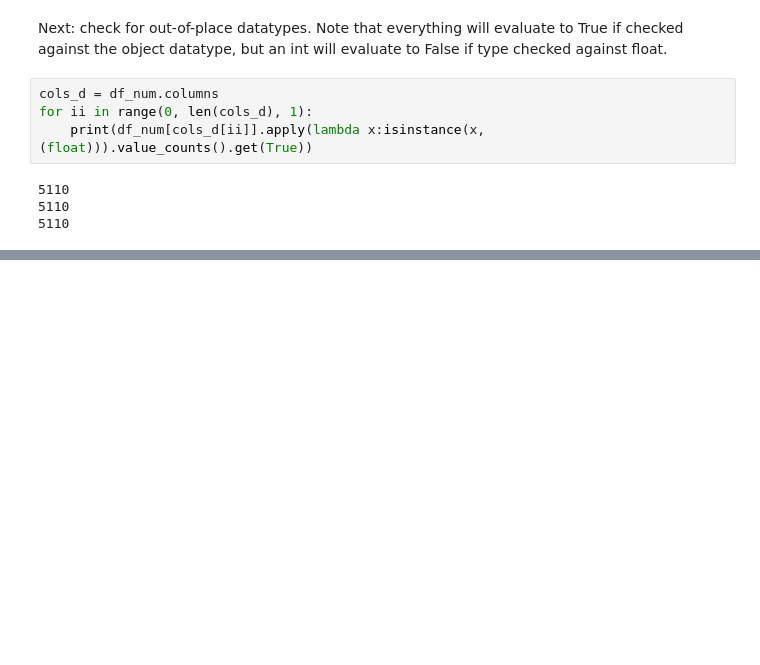
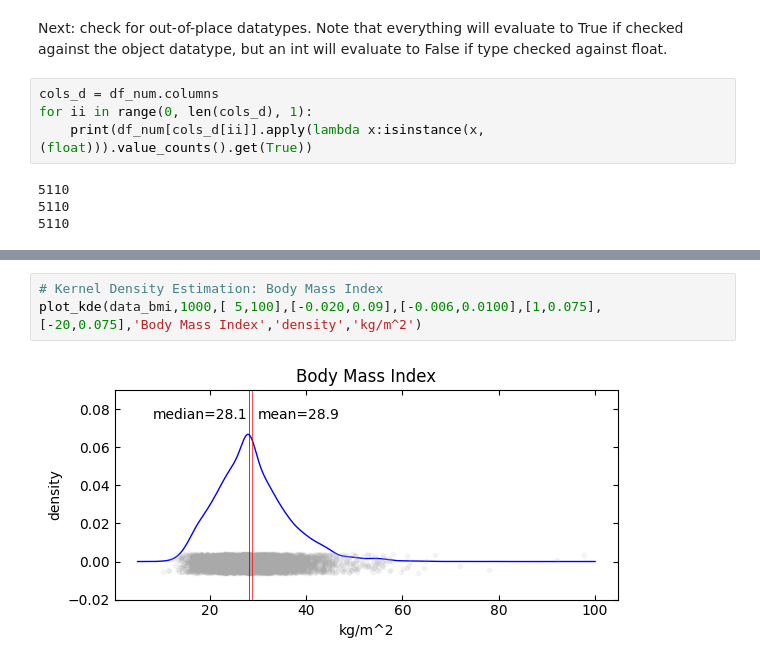
Before and after one commit to CamiloEmiliano/ML_samples, a Jupyter notebook: heart_stroke_EDA.ipynb, the cells around one changed output, grey strips where cells are left out. Cells and saved outputs as stored; diff of their text form; blank space fills up the shorter version.

```diff
--- a/heart_stroke_EDA.ipynb
+++ b/heart_stroke_EDA.ipynb
@@ -156,0 +369,5 @@ for ii in range(0, len(cols_d), 1):
+# %%
+# Kernel Density Estimation: Body Mass Index
+plot_kde(data_bmi,1000,[ 5,100],[-0.020,0.09],[-0.006,0.0100],[1,0.075],[-20,0.075],'Body Mass Index','density','kg/m^2')
+# %% [output]
+[figure, added]
```
Also changed, not shown: parts of 51 cells of this notebook.
